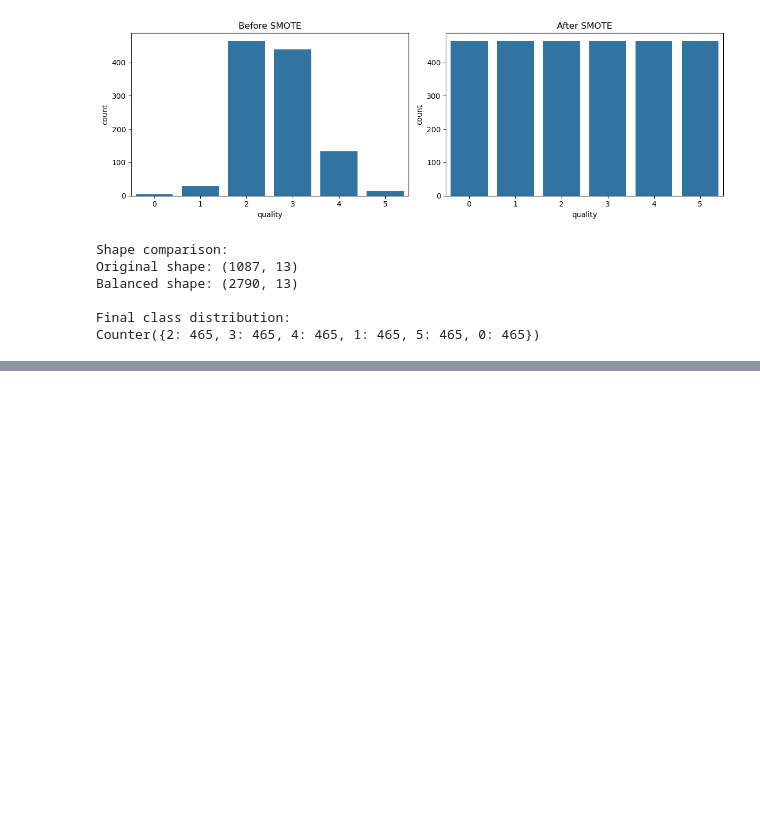
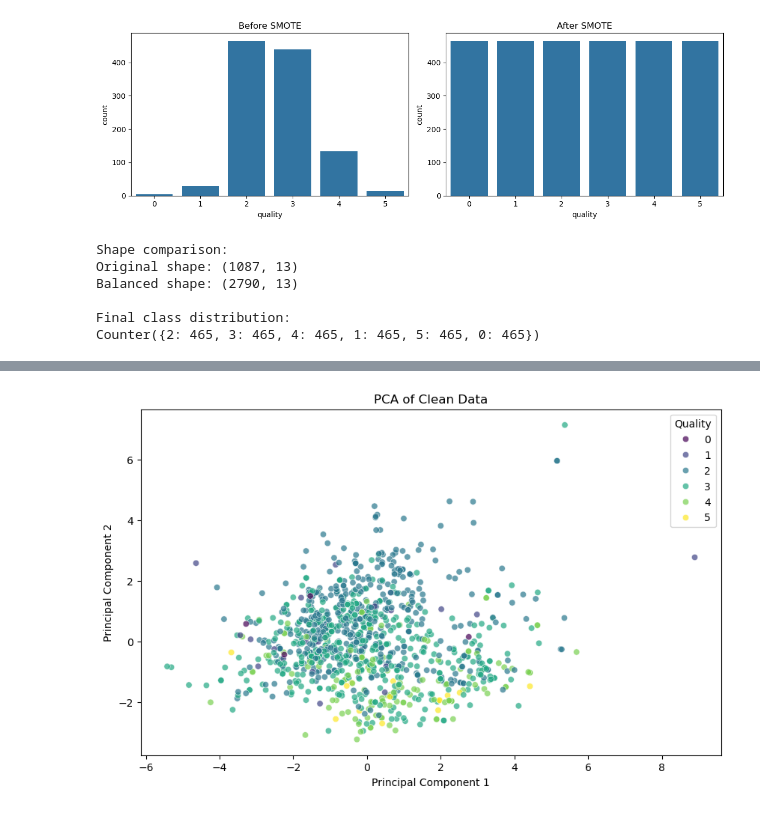
Before and after one commit to birtaa/Machine-learning-assignment, a Jupyter notebook: src/son.ipynb, the cells around one changed output, grey strips where cells are left out. Saved outputs shown, nothing was run; the diff lists cells and outputs as text; code cells hidden in the pictures; blank space fills up the shorter version.

```diff
--- a/src/son.ipynb
+++ b/src/son.ipynb
@@ -617,0 +694,31 @@ Best Model: RandomForest with accuracy: 0.8530
+# %%
+from sklearn.decomposition import PCA
+
+import matplotlib.pyplot as plt
+
+# 'quality' sütununu ayır
+X = clean_data.drop(columns=['quality'])
+y = clean_data['quality']
+
+# Veriyi standardize et
+scaler = StandardScaler()
+X_scaled = scaler.fit_transform(X)
+
+# PCA uygulama
+pca = PCA(n_components=2)  # 2 bileşene indirgeme
+X_pca = pca.fit_transform(X_scaled)
+
+# PCA sonuçlarını DataFrame'e dönüştür
+pca_df = pd.DataFrame(data=X_pca, columns=['Principal Component 1', 'Principal Component 2'])
+pca_df['quality'] = y.values
+
+# PCA sonuçlarını görselleştir
+plt.figure(figsize=(10, 6))
+sns.scatterplot(data=pca_df, x='Principal Component 1', y='Principal Component 2', hue='quality', palette='viridis', alpha=0.7)
+plt.title('PCA of Clean Data')
+plt.xlabel('Principal Component 1')
+plt.ylabel('Principal Component 2')
+plt.legend(title='Quality')
+plt.show()
+# %% [output]
+[figure, added]
```
Also changed, not shown: parts of 12 cells of this notebook.
